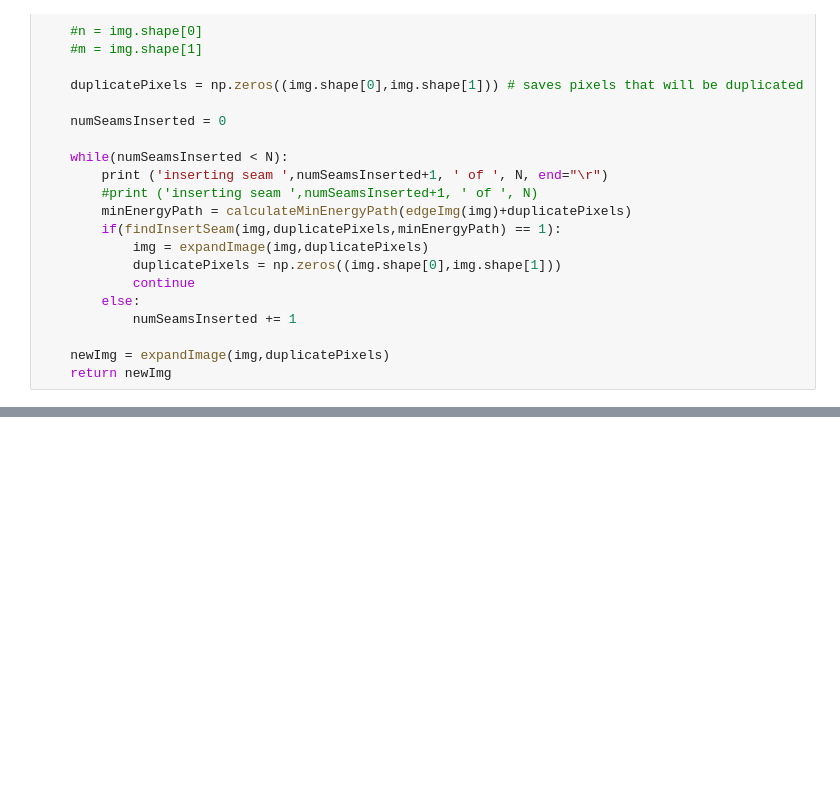
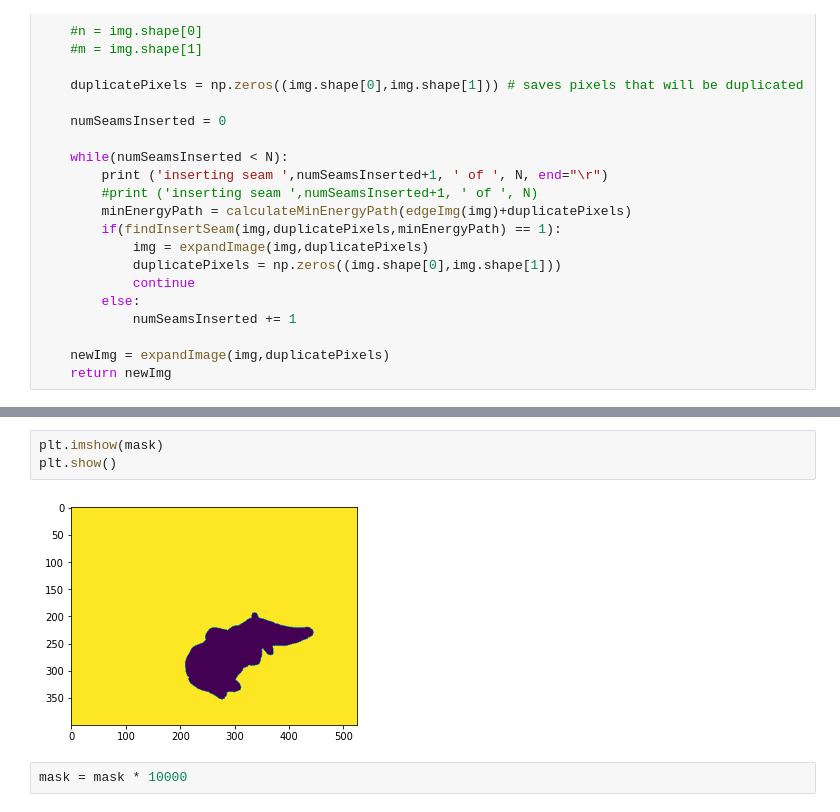
Before and after one commit to FelipeMoleiro/SeamCarving, a Jupyter notebook: FinalTrabalho.ipynb, the cells around one changed output, grey strips where cells are left out. Cells and saved outputs as stored; diff of their text form; blank space fills up the shorter version.

```diff
--- a/FinalTrabalho.ipynb
+++ b/FinalTrabalho.ipynb
@@ -269,0 +299,7 @@ plt.show()
+# %%
+plt.imshow(mask)
+plt.show()
+# %% [output]
+[figure, added]
+# %%
+mask = mask * 10000
```
Also changed, not shown: parts of 12 cells of this notebook, 1 other file.
